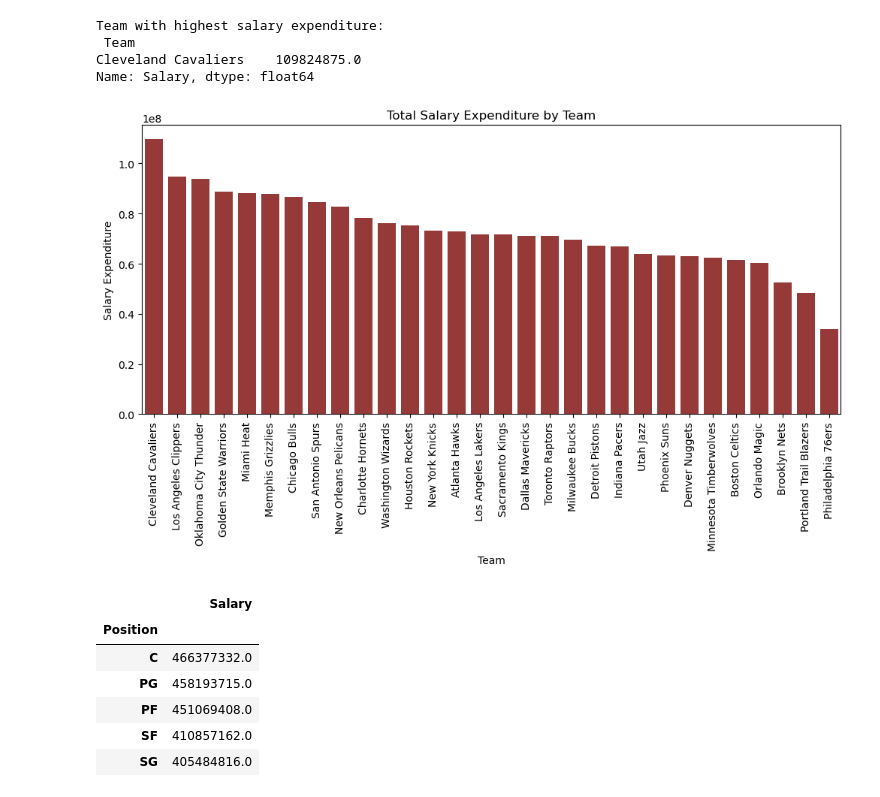
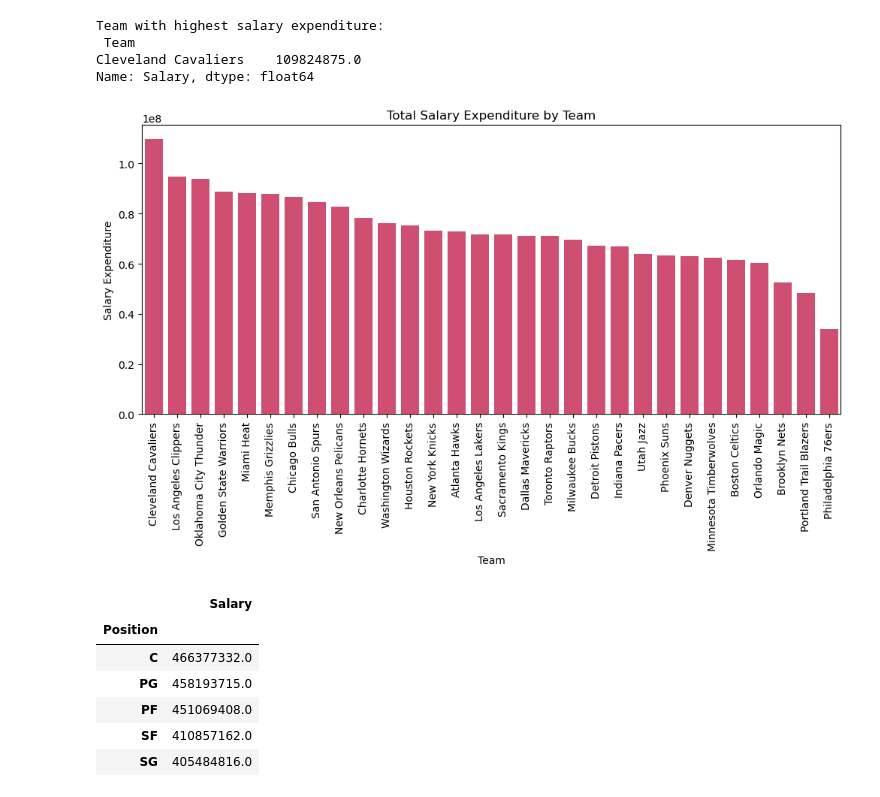
Before and after one commit to jumishafeeq/Python_Project, a Jupyter notebook: Python-Project.ipynb, the cells around one changed output. Saved outputs shown, nothing was run; the diff lists cells and outputs as text; code cells hidden in the pictures.

```diff
--- a/Python-Project.ipynb
+++ b/Python-Project.ipynb
@@ -275,15 +274,15 @@ Name: Salary, dtype: float64
 # %%
 # Visualization
 
 plt.figure(figsize=(12, 5))
-sns.barplot(x=df1.index, y=df1['Salary'], color='brown')
+sns.barplot(x=df1.index, y=df1['Salary'], color='#e33a68')
 plt.xlabel("Team")
 plt.ylabel("Salary Expenditure")
 plt.title('Total Salary Expenditure by Team')
 plt.xticks(rotation=90)
 plt.show()
 # %% [output]
-[figure, old version]
+[figure, new version]
 # %%
 #Position salary expenditure
 
```
Also changed, not shown: parts of 24 cells of this notebook.
